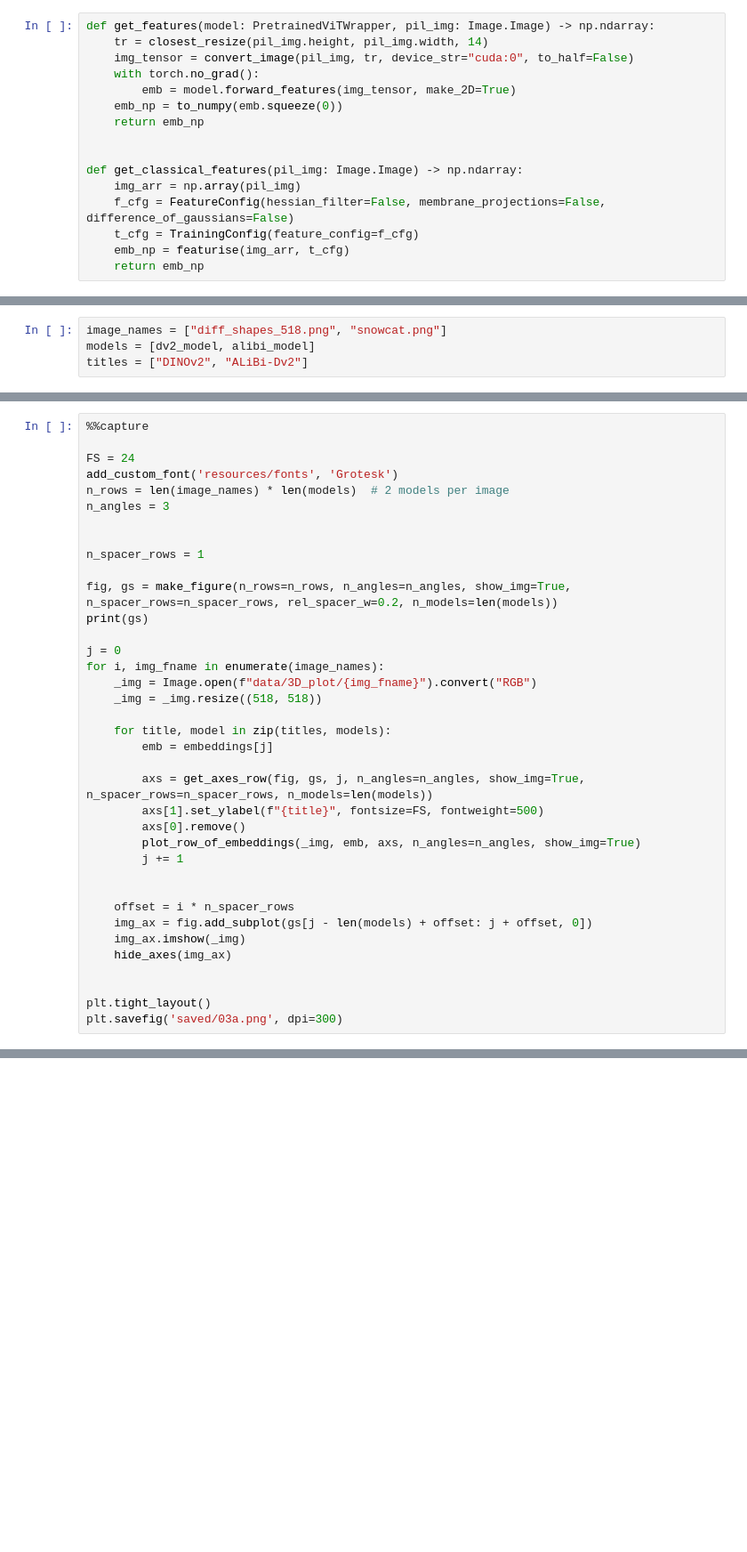
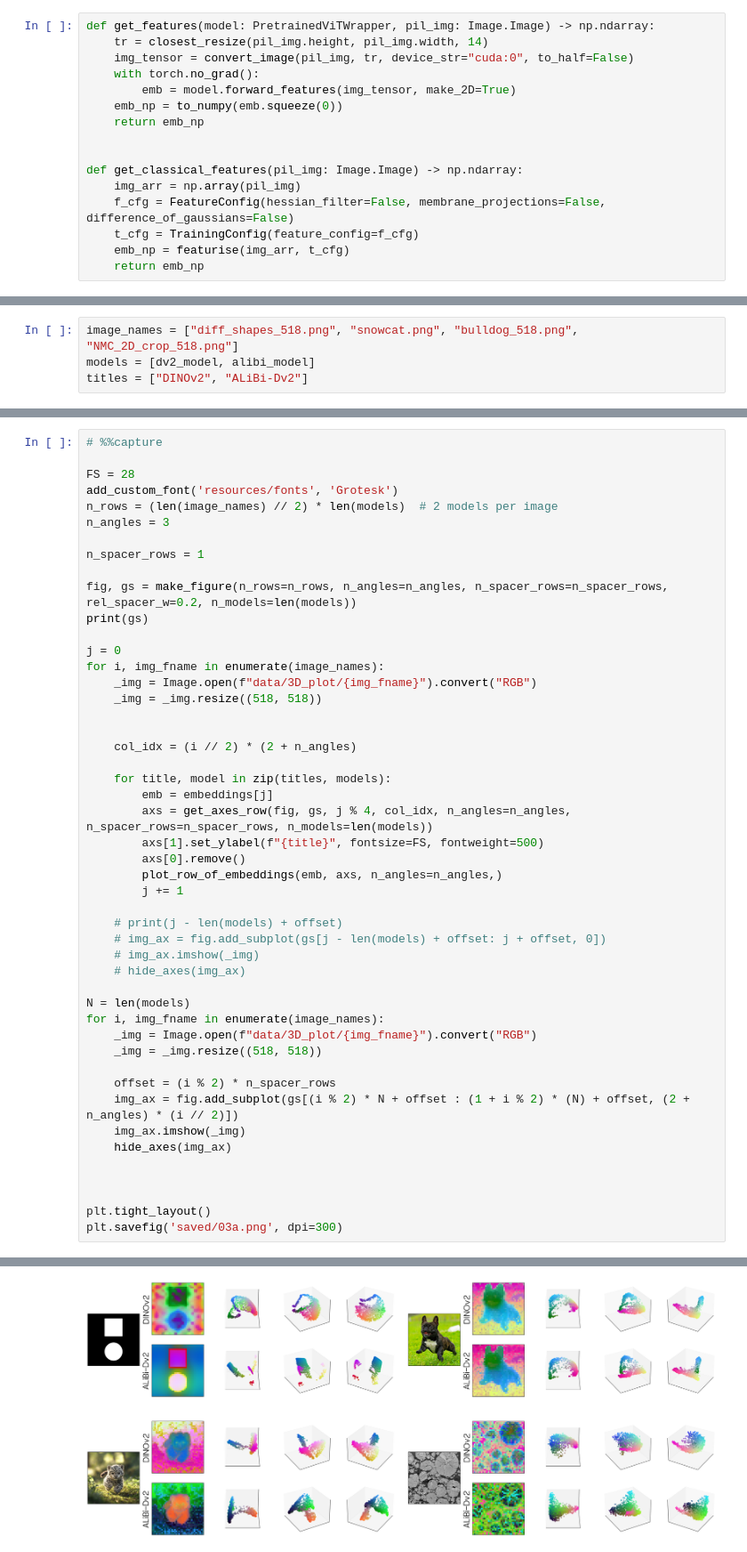
Before and after one commit to tldr-group/dino-saw, a Jupyter notebook: notebooks/paper_figures/03a_pca_and_3D_plot.ipynb, the cells around one changed output, grey strips where cells are left out. Shown at 89% size. Saved outputs shown, nothing was run; the diff lists cells and outputs as text; blank space fills up the shorter version.

Commit message:
update plots

```diff
--- a/notebooks/paper_figures/03a_pca_and_3D_plot.ipynb
+++ b/notebooks/paper_figures/03a_pca_and_3D_plot.ipynb
@@ -146,7 +141,7 @@ def plot_row_of_embeddings(image: Image.Image, emb_2D: np.ndarray, axs: list[plt
         hide_axes(ax)
     return
 # %%
-image_names = ["diff_shapes_518.png", "snowcat.png"]
+image_names = ["diff_shapes_518.png", "snowcat.png", "bulldog_518.png", "NMC_2D_crop_518.png"]
 models = [dv2_model, alibi_model]
 titles = ["DINOv2", "ALiBi-Dv2"]
 # %%
@@ -169,17 +165,16 @@ for img_fname in image_names:
         pca_emb = do_2D_pca(emb_np, n_components=3, pre_norm='std', post_norm="minmax")
         embeddings.append(pca_emb)
 # %%
-%%capture
+# %%capture
 
-FS = 24
+FS = 28
 add_custom_font('resources/fonts', 'Grotesk')
-n_rows = len(image_names) * len(models)  # 2 models per image
+n_rows = (len(image_names) // 2) * len(models)  # 2 models per image
 n_angles = 3
-
 
 n_spacer_rows = 1
 
-fig, gs = make_figure(n_rows=n_rows, n_angles=n_angles, show_img=True, n_spacer_rows=n_spacer_rows, rel_spacer_w=0.2, n_models=len(models))
+fig, gs = make_figure(n_rows=n_rows, n_angles=n_angles, n_spacer_rows=n_spacer_rows, rel_spacer_w=0.2, n_models=len(models))
 print(gs)
 
 j = 0
@@ -187,21 +182,34 @@ for i, img_fname in enumerate(image_names):
     _img = Image.open(f"data/3D_plot/{img_fname}").convert("RGB")
     _img = _img.resize((518, 518))
 
+
+    col_idx = (i // 2) * (2 + n_angles)
+
     for title, model in zip(titles, models):
         emb = embeddings[j]
-
-        axs = get_axes_row(fig, gs, j, n_angles=n_angles, show_img=True, n_spacer_rows=n_spacer_rows, n_models=len(models))
+        axs = get_axes_row(fig, gs, j % 4, col_idx, n_angles=n_angles, n_spacer_rows=n_spacer_rows, n_models=len(models))
         axs[1].set_ylabel(f"{title}", fontsize=FS, fontweight=500)
         axs[0].remove()
-        plot_row_of_embeddings(_img, emb, axs, n_angles=n_angles, show_img=True)
+        plot_row_of_embeddings(emb, axs, n_angles=n_angles,)
         j += 1
 
+    # print(j - len(models) + offset)
+    # img_ax = fig.add_subplot(gs[j - len(models) + offset: j + offset, 0])
+    # img_ax.imshow(_img)
+    # hide_axes(img_ax)
 
-    offset = i * n_spacer_rows
-    img_ax = fig.add_subplot(gs[j - len(models) + offset: j + offset, 0])
+N = len(models)
+for i, img_fname in enumerate(image_names):
+    _img = Image.open(f"data/3D_plot/{img_fname}").convert("RGB")
+    _img = _img.resize((518, 518))
+
+    offset = (i % 2) * n_spacer_rows
+    img_ax = fig.add_subplot(gs[(i % 2) * N + offset : (1 + i % 2) * (N) + offset, (2 + n_angles) * (i // 2)])
     img_ax.imshow(_img)
     hide_axes(img_ax)
 
 
+
 plt.tight_layout()
 plt.savefig('saved/03a.png', dpi=300)
+# %% [output]
@@ -207,0 +217 @@ plt.savefig('saved/03a.png', dpi=300)
+[figure, added]
```
Also changed, not shown: parts of 3 cells of this notebook, 3 other files.
